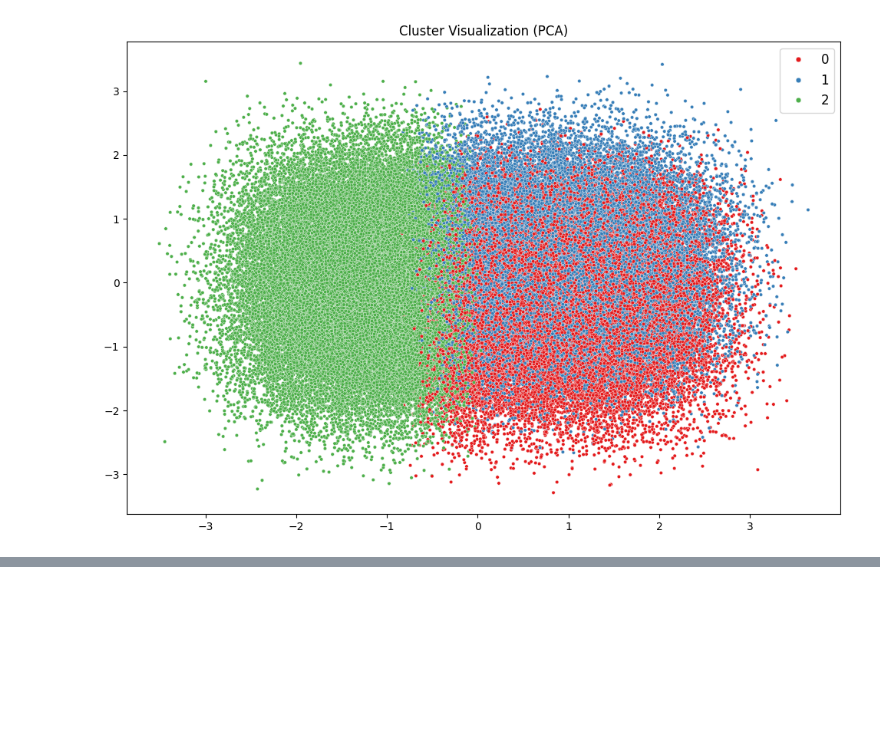
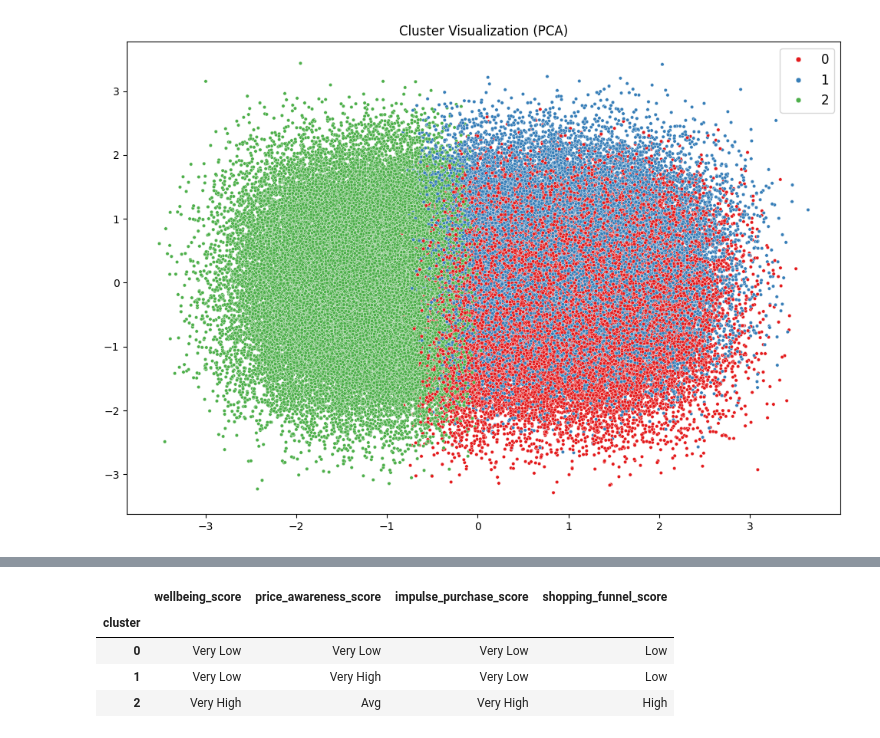
Before and after one commit to gorkemyencak/e-commerce-shopping-behavior, a Jupyter notebook: notebooks/06_customer_segmentation.ipynb, the cells around one changed output, grey strips where cells are left out. Saved outputs shown, nothing was run; the diff lists cells and outputs as text; code cells hidden in the pictures; blank space fills up the shorter version.

```diff
--- a/notebooks/06_customer_segmentation.ipynb
+++ b/notebooks/06_customer_segmentation.ipynb
@@ -177,0 +208,16 @@ plt.show()
+# %%
+# dropping respective composite features that are not a key differentiator for clusters
+cluster_profile_qualitative = cluster_profile_qualitative.drop(
+    columns=[
+        'shopping_engagement_score',
+        'review_influence_score'
+    ]
+)
+
+cluster_profile_qualitative
+# %% [output]
+|  | wellbeing_score | price_awareness_score | impulse_purchase_score | shopping_funnel_score |
+| cluster |  |  |  |  |
+| 0 | Very Low | Very Low | Very Low | Low |
+| 1 | Very Low | Very High | Very Low | Low |
+| 2 | Very High | Avg | Very High | High |
```
Also changed, not shown: parts of 2 cells of this notebook.
